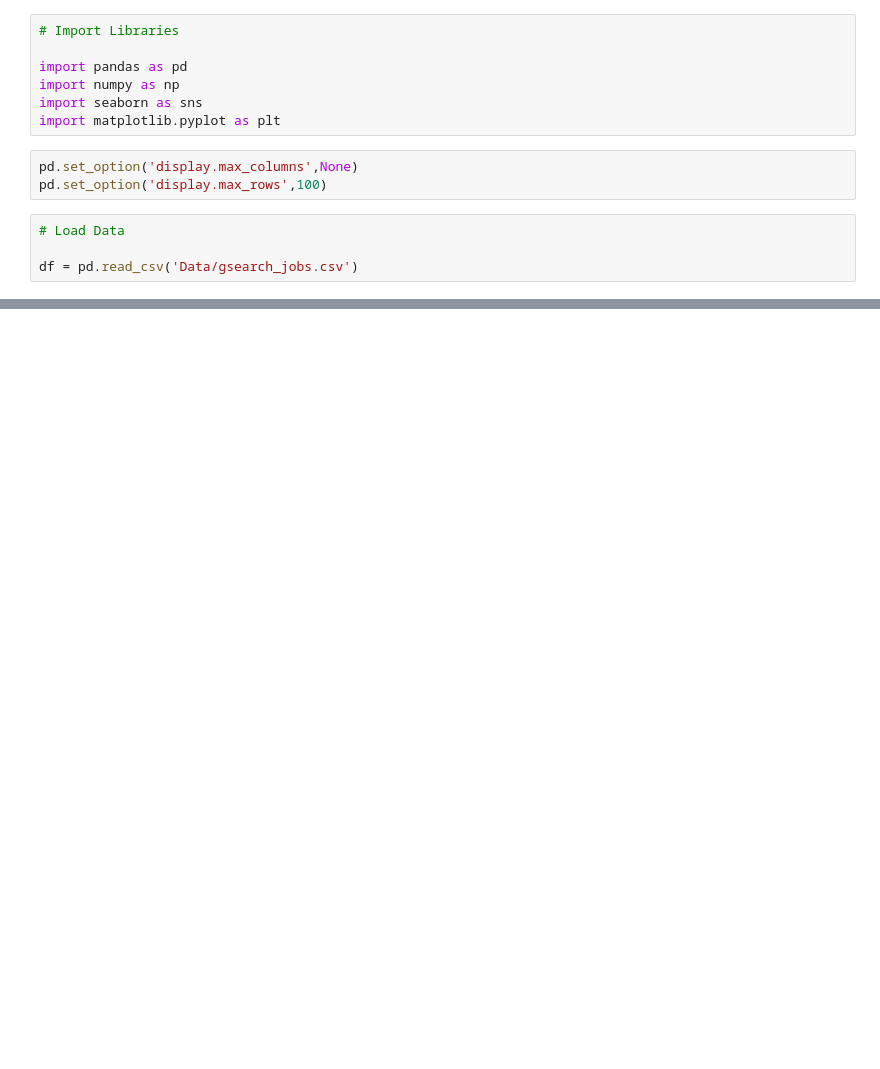
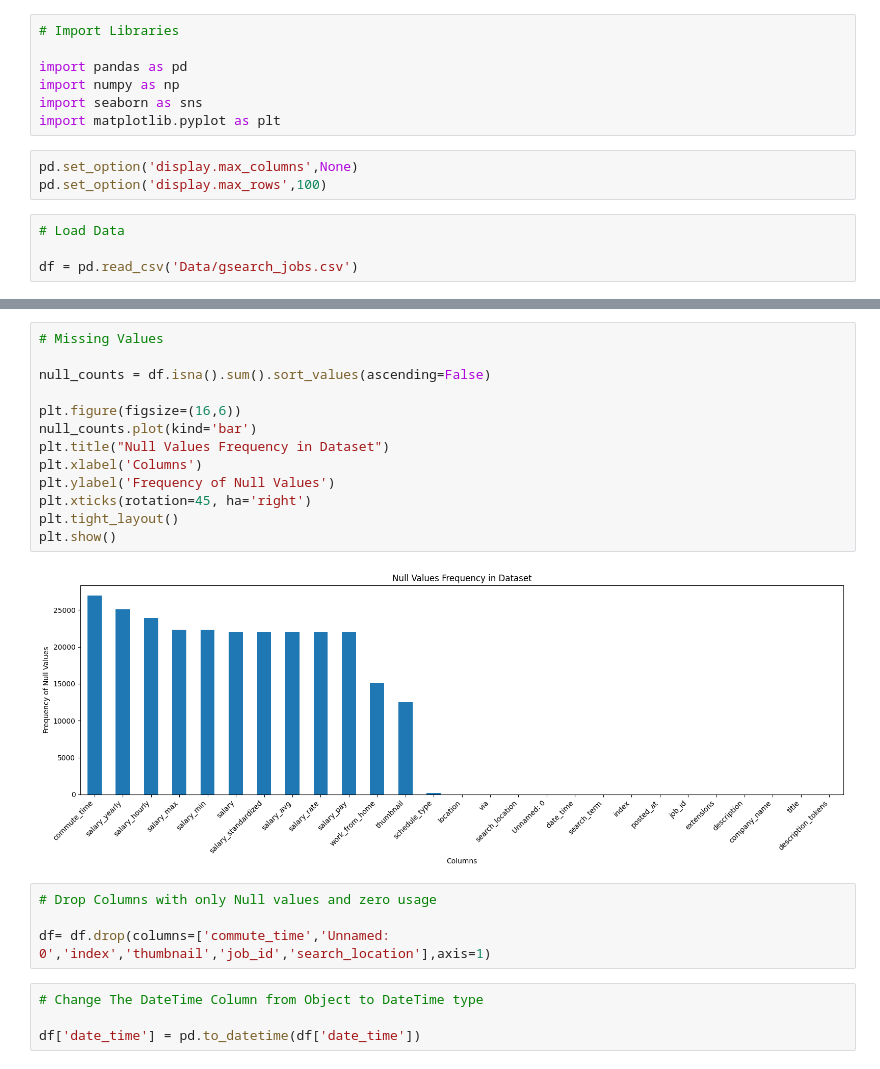
Before and after one commit to ilovedata6/Job_Market_Analysis, a Jupyter notebook: job_analysis.ipynb, the cells around one changed output, grey strips where cells are left out. Cells and saved outputs as stored; diff of their text form; blank space fills up the shorter version.

```diff
--- a/job_analysis.ipynb
+++ b/job_analysis.ipynb
@@ -43,0 +27,23 @@ df.head()
+# %%
+# Missing Values
+
+null_counts = df.isna().sum().sort_values(ascending=False)
+
+plt.figure(figsize=(16,6))
+null_counts.plot(kind='bar')
+plt.title("Null Values Frequency in Dataset")
+plt.xlabel('Columns')
+plt.ylabel('Frequency of Null Values')
+plt.xticks(rotation=45, ha='right')
+plt.tight_layout()
+plt.show()
+# %% [output]
+[figure, added]
+# %%
+# Drop Columns with only Null values and zero usage
+
+df= df.drop(columns=['commute_time','Unnamed: 0','index','thumbnail','job_id','search_location'],axis=1)
+# %%
+# Change The DateTime Column from Object to DateTime type
+
+df['date_time'] = pd.to_datetime(df['date_time'])
```
Also changed, not shown: parts of 10 cells of this notebook, 1 other file.
